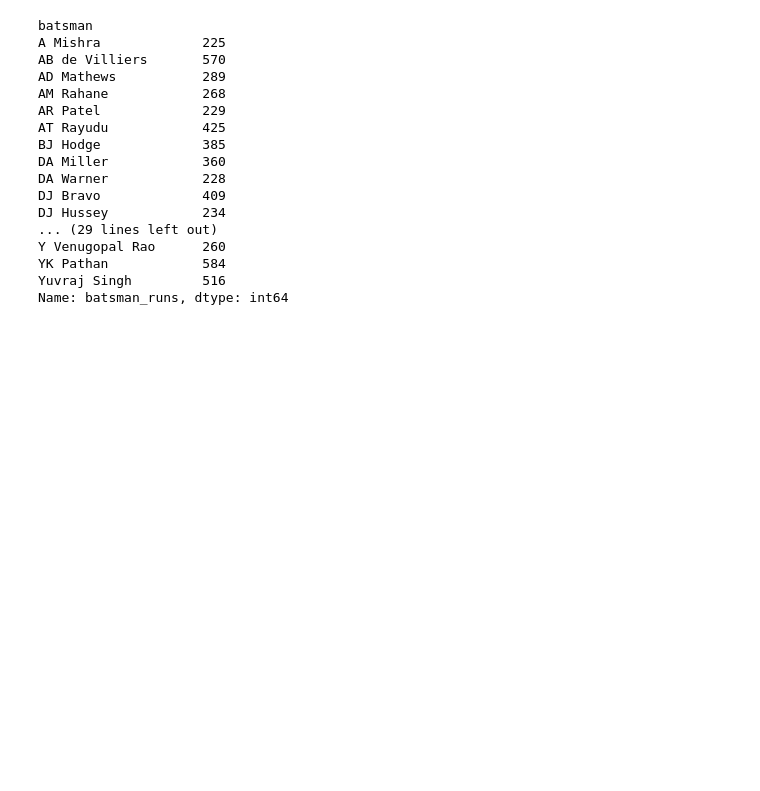
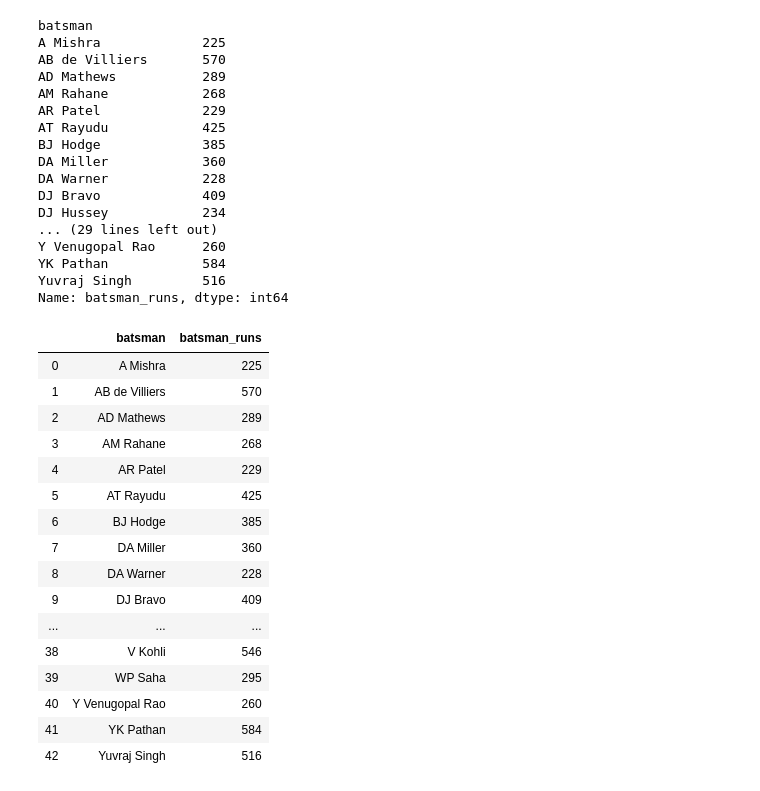
Before and after one commit to Rajesh-Kumar759/pandas, a Jupyter notebook: Pandas.ipynb, the cells around one changed output. Saved outputs shown, nothing was run; the diff lists cells and outputs as text; code cells hidden in the pictures; blank space fills up the shorter version.

```diff
--- a/Pandas.ipynb
+++ b/Pandas.ipynb
@@ -2109,3 +2152,23 @@ Y Venugopal Rao      260
 YK Pathan            584
 Yuvraj Singh         516
 Name: batsman_runs, dtype: int64
+# %%
+x[x>200].reset_index()
+# %% [output]
+|  | batsman | batsman_runs |
+| 0 | A Mishra | 225 |
+| 1 | AB de Villiers | 570 |
+| 2 | AD Mathews | 289 |
+| 3 | AM Rahane | 268 |
+| 4 | AR Patel | 229 |
+| 5 | AT Rayudu | 425 |
+| 6 | BJ Hodge | 385 |
+| 7 | DA Miller | 360 |
+| 8 | DA Warner | 228 |
+| 9 | DJ Bravo | 409 |
+| ... | ... | ... |
+| 38 | V Kohli | 546 |
+| 39 | WP Saha | 295 |
+| 40 | Y Venugopal Rao | 260 |
+| 41 | YK Pathan | 584 |
+| 42 | Yuvraj Singh | 516 |
```
Also changed, not shown: parts of 6 cells of this notebook.
